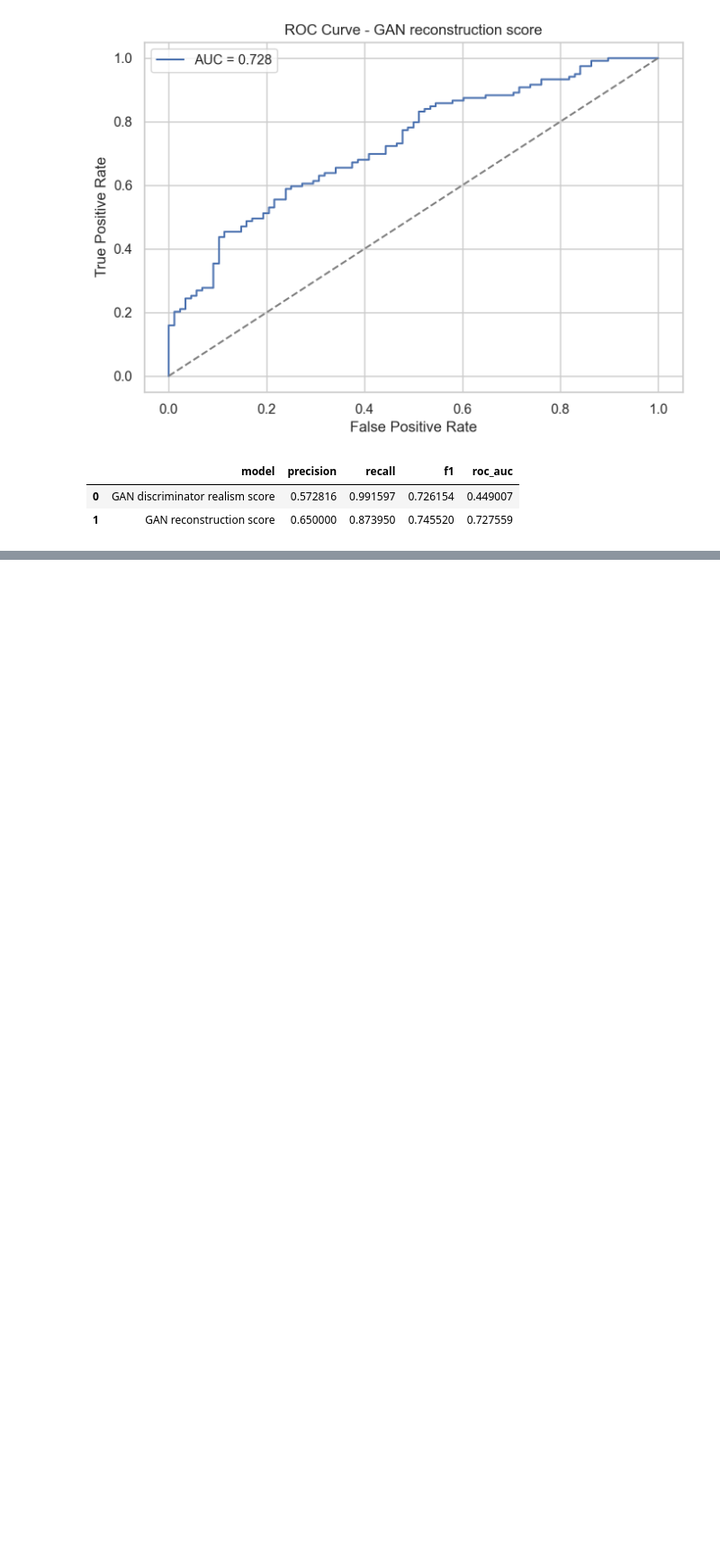
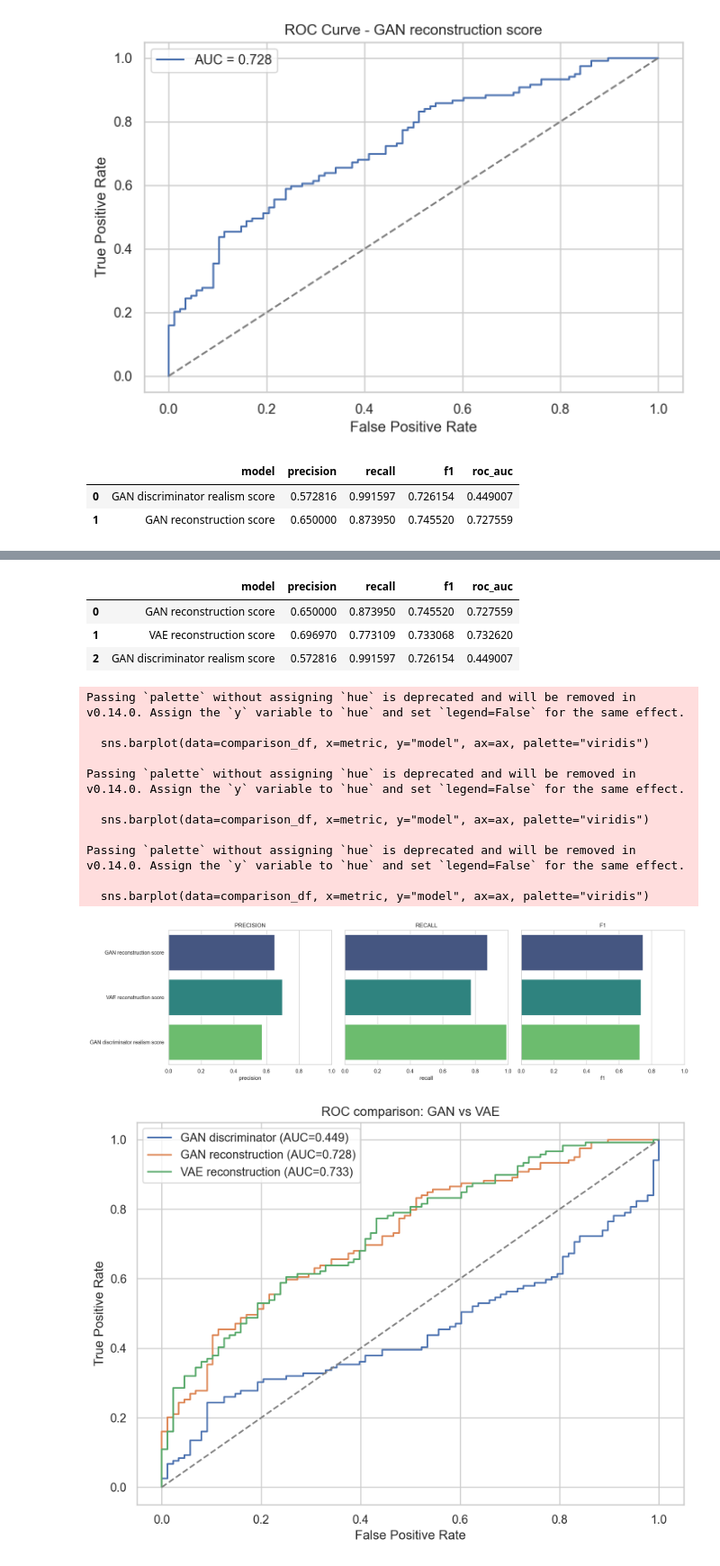
Before and after one commit to Peng-Rao/Fintech, a Jupyter notebook: BC4/GANAnomalyDetectionPoliMI.ipynb, the cells around one changed output, grey strips where cells are left out. Shown at 90% size. Cells and saved outputs as stored; diff of their text form; code cells hidden in the pictures; blank space fills up the shorter version.

```diff
--- a/BC4/GANAnomalyDetectionPoliMI.ipynb
+++ b/BC4/GANAnomalyDetectionPoliMI.ipynb
@@ -564 +759,50 @@ ROC-AUC:   0.7276
+# %%
+comparison_df = pd.DataFrame([realism_metrics, reconstruction_metrics, vae_metrics])
+comparison_df = comparison_df.sort_values("f1", ascending=False).reset_index(drop=True)
+display(comparison_df)
+
+fig, axes = plt.subplots(1, 3, figsize=(18, 5), sharey=True)
+metrics_to_plot = ["precision", "recall", "f1"]
+for ax, metric in zip(axes, metrics_to_plot):
+    sns.barplot(data=comparison_df, x=metric, y="model", ax=ax, palette="viridis")
+    ax.set_xlim(0, 1)
+    ax.set_title(metric.upper())
+    ax.set_ylabel("")
+plt.tight_layout()
+plt.show()
+
+plt.figure(figsize=(8, 6))
+for label, score in [
+    ("GAN discriminator", 1.0 - test_realism),
+    ("GAN reconstruction", test_reconstruction_error),
+    ("VAE reconstruction", test_vae_error),
+]:
+    fpr, tpr, _ = roc_curve(y_test, score)
+    roc_auc = auc(fpr, tpr)
+    plt.plot(fpr, tpr, label=f"{label} (AUC={roc_auc:.3f})")
+plt.plot([0, 1], [0, 1], linestyle="--", color="gray")
+plt.xlabel("False Positive Rate")
+plt.ylabel("True Positive Rate")
+plt.title("ROC comparison: GAN vs VAE")
+plt.legend()
+plt.tight_layout()
+plt.show()
+# %% [output]
+|  | model | precision | recall | f1 | roc_auc |
+| 0 | GAN reconstruction score | 0.650000 | 0.873950 | 0.745520 | 0.727559 |
+| 1 | VAE reconstruction score | 0.696970 | 0.773109 | 0.733068 | 0.732620 |
+| 2 | GAN discriminator realism score | 0.572816 | 0.991597 | 0.726154 | 0.449007 |
+Passing `palette` without assigning `hue` is deprecated and will be removed in v0.14.0. Assign the `y` variable to `hue` and set `legend=False` for the same effect.
+
+  sns.barplot(data=comparison_df, x=metric, y="model", ax=ax, palette="viridis")
+
+Passing `palette` without assigning `hue` is deprecated and will be removed in v0.14.0. Assign the `y` variable to `hue` and set `legend=False` for the same effect.
+
+  sns.barplot(data=comparison_df, x=metric, y="model", ax=ax, palette="viridis")
+
+Passing `palette` without assigning `hue` is deprecated and will be removed in v0.14.0. Assign the `y` variable to `hue` and set `legend=False` for the same effect.
+
+  sns.barplot(data=comparison_df, x=metric, y="model", ax=ax, palette="viridis")
+[figure, added]
+[figure, added]
 # %% [markdown]
```
Also changed, not shown: parts of 7 cells of this notebook.
